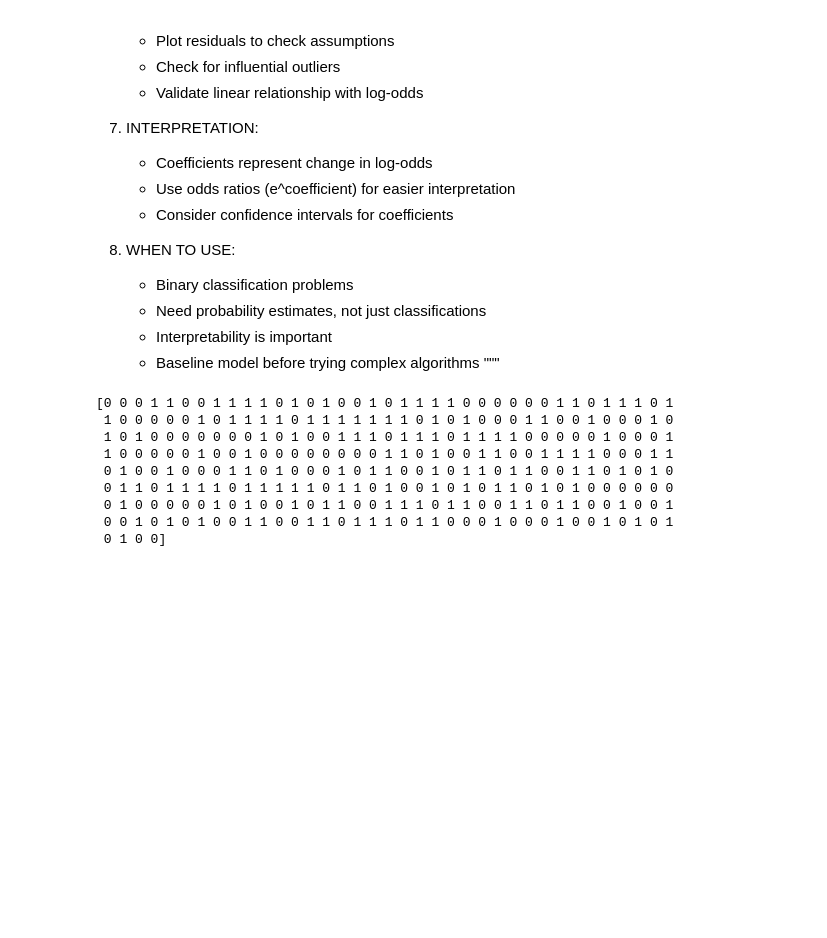
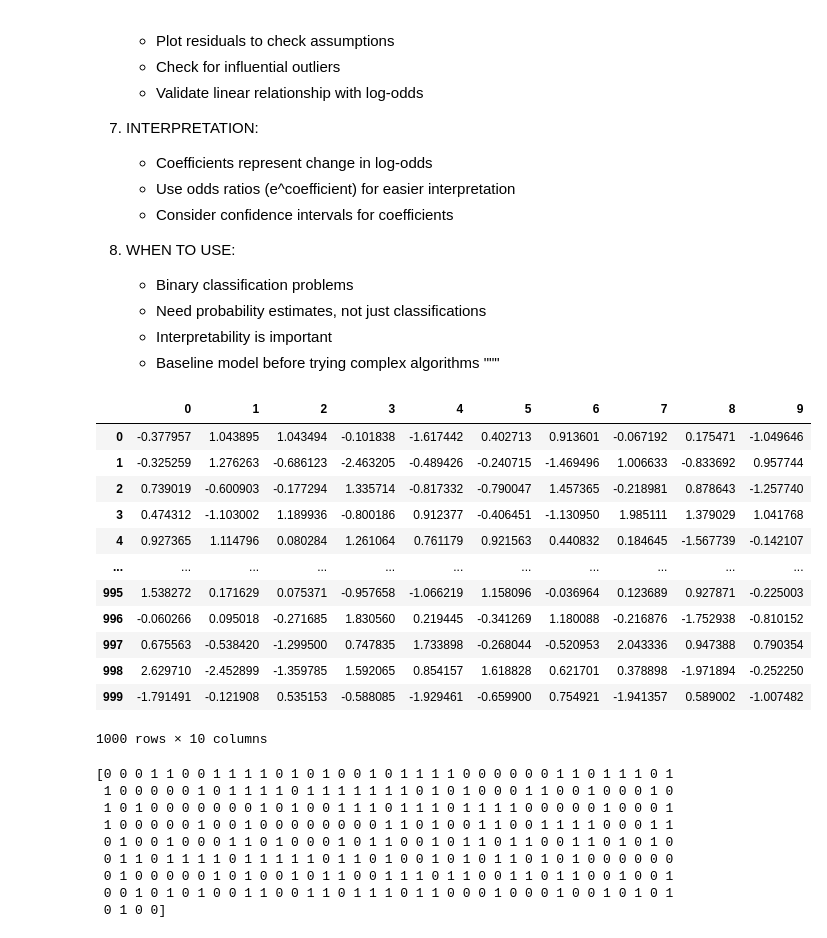
Before and after one commit to vaibhavgaikwad2/Machine-learning-course, a Jupyter notebook: 1)Notes/23-Logistic Regression/Practicals/Logistic Regression Implementation.ipynb, the cells around one changed output. Drawn from its saved outputs; the diff is of its cells as text; code cells hidden in the pictures; blank space fills up the shorter version.

```diff
--- a/1)Notes/23-Logistic Regression/Practicals/Logistic Regression Implementation.ipynb
+++ b/1)Notes/23-Logistic Regression/Practicals/Logistic Regression Implementation.ipynb
@@ -71,6 +71,22 @@ from sklearn.datasets import make_classification
 # %%
 ## create the dataset
 X, y = make_classification(n_samples=1000, n_features=10, n_classes=2, random_state=15)
+# %%
+pd.DataFrame(X)
+# %% [output]
+|  | 0 | 1 | 2 | 3 | 4 | 5 | 6 | 7 | 8 | 9 |
+| 0 | -0.377957 | 1.043895 | 1.043494 | -0.101838 | -1.617442 | 0.402713 | 0.913601 | -0.067192 | 0.175471 | -1.049646 |
+| 1 | -0.325259 | 1.276263 | -0.686123 | -2.463205 | -0.489426 | -0.240715 | -1.469496 | 1.006633 | -0.833692 | 0.957744 |
+| 2 | 0.739019 | -0.600903 | -0.177294 | 1.335714 | -0.817332 | -0.790047 | 1.457365 | -0.218981 | 0.878643 | -1.257740 |
+| 3 | 0.474312 | -1.103002 | 1.189936 | -0.800186 | 0.912377 | -0.406451 | -1.130950 | 1.985111 | 1.379029 | 1.041768 |
+| 4 | 0.927365 | 1.114796 | 0.080284 | 1.261064 | 0.761179 | 0.921563 | 0.440832 | 0.184645 | -1.567739 | -0.142107 |
+| ... | ... | ... | ... | ... | ... | ... | ... | ... | ... | ... |
+| 995 | 1.538272 | 0.171629 | 0.075371 | -0.957658 | -1.066219 | 1.158096 | -0.036964 | 0.123689 | 0.927871 | -0.225003 |
+| 996 | -0.060266 | 0.095018 | -0.271685 | 1.830560 | 0.219445 | -0.341269 | 1.180088 | -0.216876 | -1.752938 | -0.810152 |
+| 997 | 0.675563 | -0.538420 | -1.299500 | 0.747835 | 1.733898 | -0.268044 | -0.520953 | 2.043336 | 0.947388 | 0.790354 |
+| 998 | 2.629710 | -2.452899 | -1.359785 | 1.592065 | 0.854157 | 1.618828 | 0.621701 | 0.378898 | -1.971894 | -0.252250 |
+| 999 | -1.791491 | -0.121908 | 0.535153 | -0.588085 | -1.929461 | -0.659900 | 0.754921 | -1.941357 | 0.589002 | -1.007482 |
+1000 rows × 10 columns
 # %%
 from sklearn.model_selection import train_test_split
 X_train,X_test,y_train,y_test=train_test_split(X,y,test_size=0.30,random_state=42)
```
Also changed, not shown: parts of 29 cells of this notebook.
